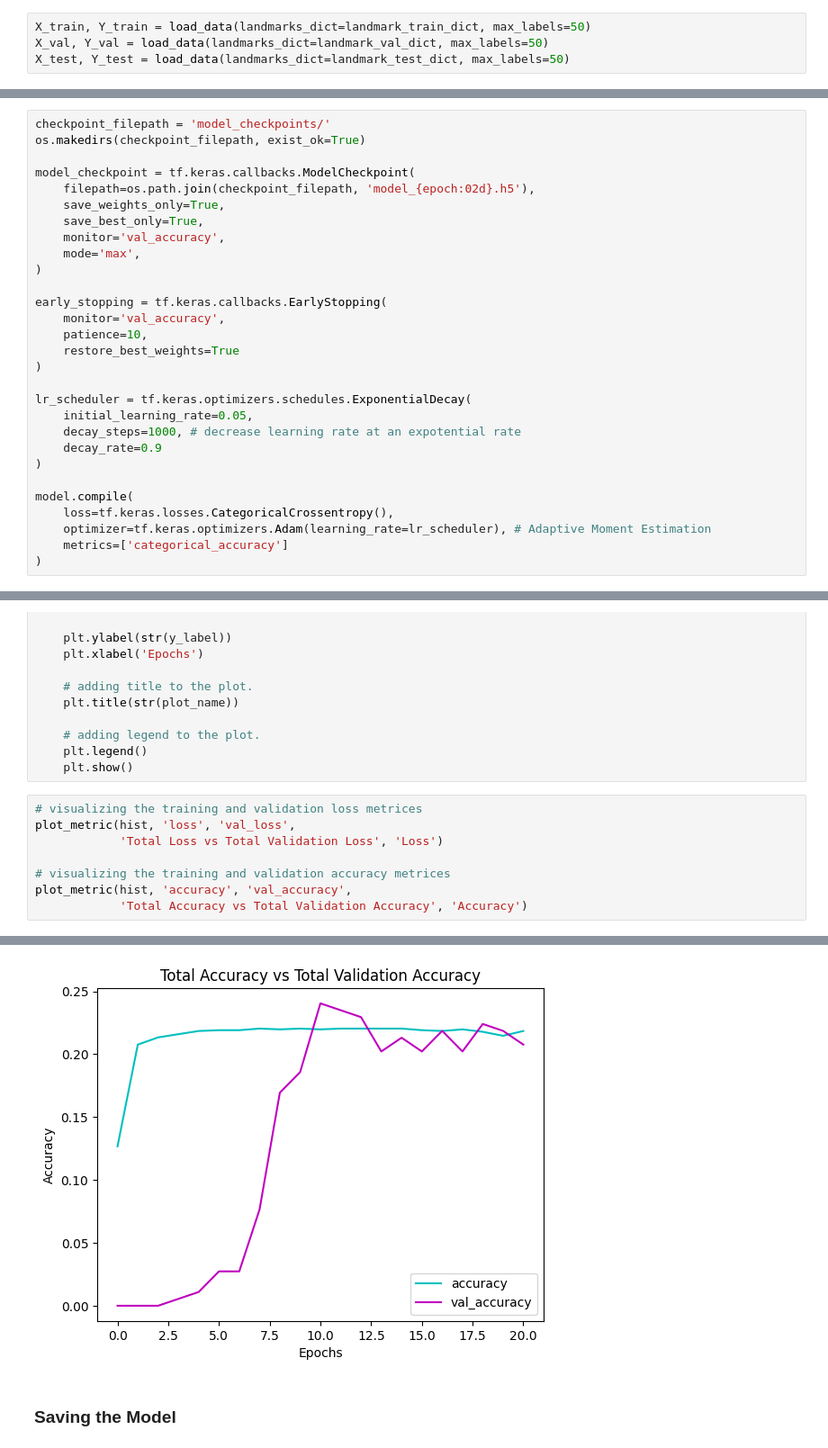
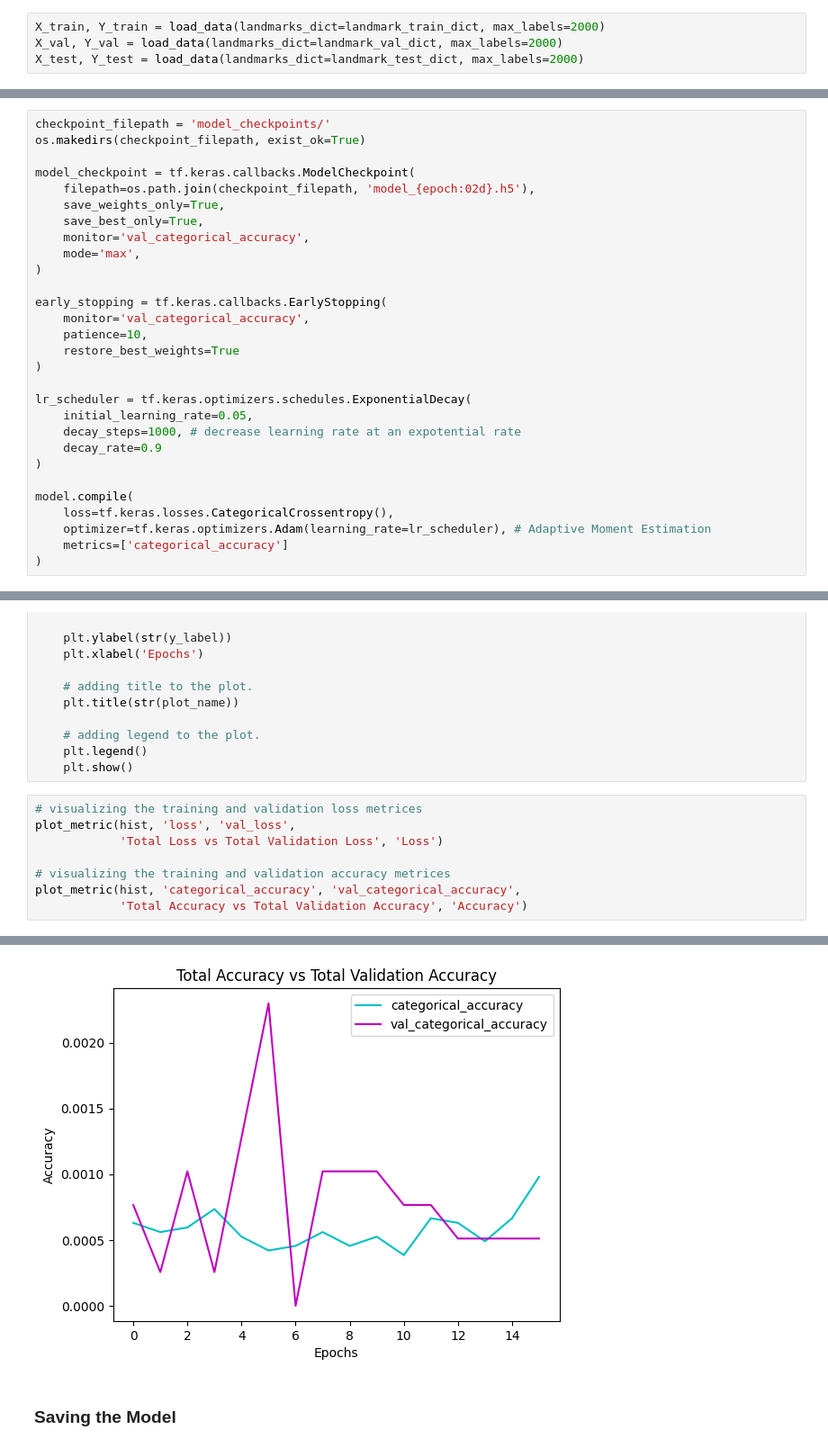
Before and after one commit to maria-iut1234/Word-Level-ASL-Gesture-Recognition, a Jupyter notebook: CSE 4554 Project MLP Categorical Accuracy.ipynb, the cells around one changed output, grey strips where cells are left out. Shown at 90% size. Saved outputs shown, nothing was run; the diff lists cells and outputs as text.

Commit message:
renaming model metrics

```diff
--- a/CSE 4554 Project MLP Categorical Accuracy.ipynb
+++ b/CSE 4554 Project MLP Categorical Accuracy.ipynb
@@ -698,9 +699,9 @@ def load_data(filtered_labels=None, max_labels=None, landmarks_dict=None):
 
     return X, Y
 # %%
-X_train, Y_train = load_data(landmarks_dict=landmark_train_dict, max_labels=50)
-X_val, Y_val = load_data(landmarks_dict=landmark_val_dict, max_labels=50)
-X_test, Y_test = load_data(landmarks_dict=landmark_test_dict, max_labels=50)
+X_train, Y_train = load_data(landmarks_dict=landmark_train_dict, max_labels=2000)
+X_val, Y_val = load_data(landmarks_dict=landmark_val_dict, max_labels=2000)
+X_test, Y_test = load_data(landmarks_dict=landmark_test_dict, max_labels=2000)
 # %%
 len(X_train), len(X_val), len(X_test)
 # %% [output]
@@ -1001,12 +1005,12 @@ model_checkpoint = tf.keras.callbacks.ModelCheckpoint(
     filepath=os.path.join(checkpoint_filepath, 'model_{epoch:02d}.h5'),
     save_weights_only=True,
     save_best_only=True,
-    monitor='val_accuracy',
+    monitor='val_categorical_accuracy',
     mode='max',
 )
 
 early_stopping = tf.keras.callbacks.EarlyStopping(
-    monitor='val_accuracy',
+    monitor='val_categorical_accuracy',
     patience=10,
     restore_best_weights=True
 )
@@ -1110,6 +1114,6 @@ plot_metric(hist, 'loss', 'val_loss',
             'Total Loss vs Total Validation Loss', 'Loss')
 
 # visualizing the training and validation accuracy metrices
-plot_metric(hist, 'accuracy', 'val_accuracy',
+plot_metric(hist, 'categorical_accuracy', 'val_categorical_accuracy',
             'Total Accuracy vs Total Validation Accuracy', 'Accuracy')
 # %% [output]
@@ -1117,4 +1121,4 @@ plot_metric(hist, 'accuracy', 'val_accuracy',
-[figure, old version]
+[figure, new version]
 # %% [markdown]
 ### Saving the Model
 # %% [markdown]
```
Also changed, not shown: parts of 19 cells of this notebook, 1 other file.
